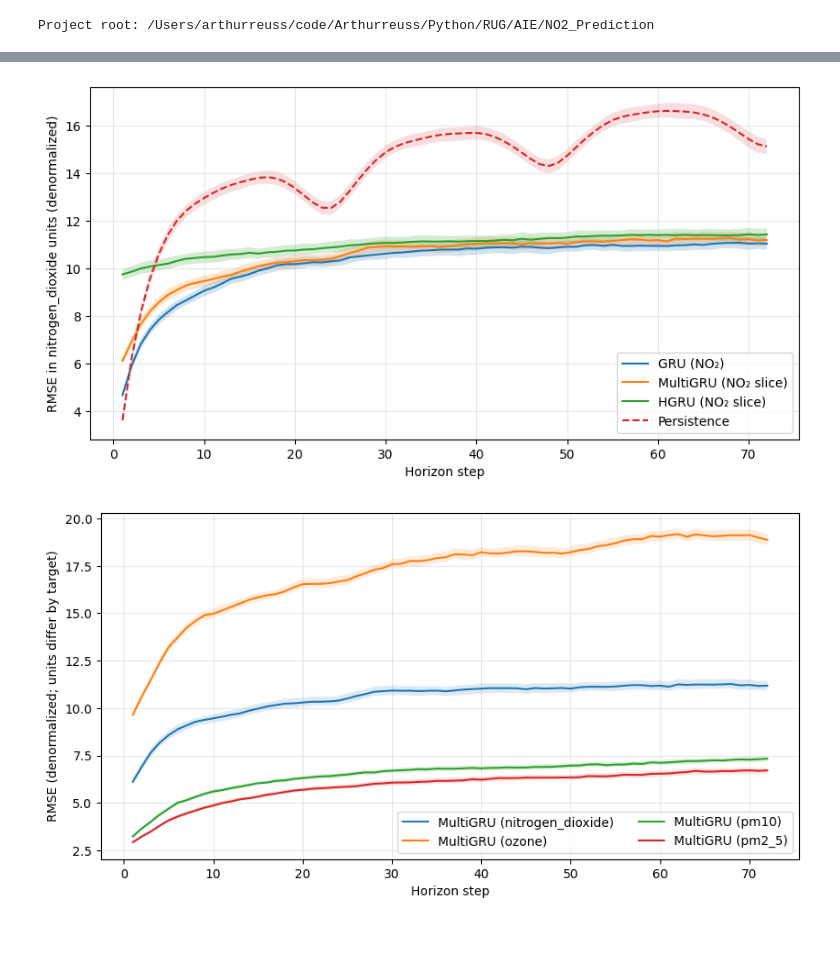
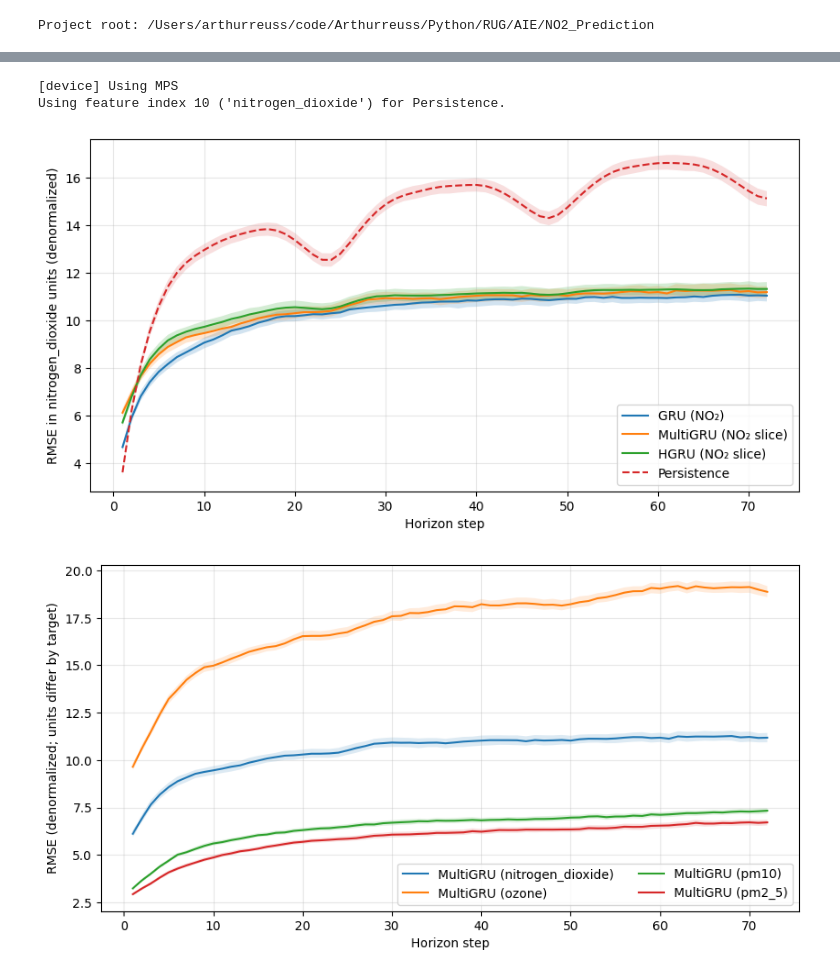
Before and after one commit to Arthurreuss/NO2_Prediction, a Jupyter notebook: notebooks/plot.ipynb, the cells around one changed output, grey strips where cells are left out. Drawn from its saved outputs; the diff is of its cells as text; code cells hidden in the pictures; blank space fills up the shorter version.

Commit message:
refactor for deployment, Preprocessing Pipeline more general, seperate configs, more general api requests and metrics for all pollutants

```diff
--- a/notebooks/plot.ipynb
+++ b/notebooks/plot.ipynb
@@ -82,7 +80,7 @@ GRU_MODEL_NAME = "gru_best_model"
 MULTIGRU_MODEL_NAME = "multigru_best_model"
 HGRU_MODEL_NAME = "hgru_best_model"
 
-ctx = setup_experiment("config.yaml", experiment_name="Plotting")
+ctx = setup_experiment("config_training.yaml", experiment_name="Plotting")
 cfg = ctx["cfg"]
 device = ctx["device"]
 
@@ -165,4 +171,6 @@ Using feature index 10 ('nitrogen_dioxide') for Persistence.
+[device] Using MPS
+Using feature index 10 ('nitrogen_dioxide') for Persistence.
-[figure, old version]
+[figure, new version]
 # %%
 # MultiGRU: per-target bootstrap bands (denormalized per target)
 H = y_true_m.shape[1]
```
Also changed, not shown: parts of 3 cells of this notebook, 26 other files.
